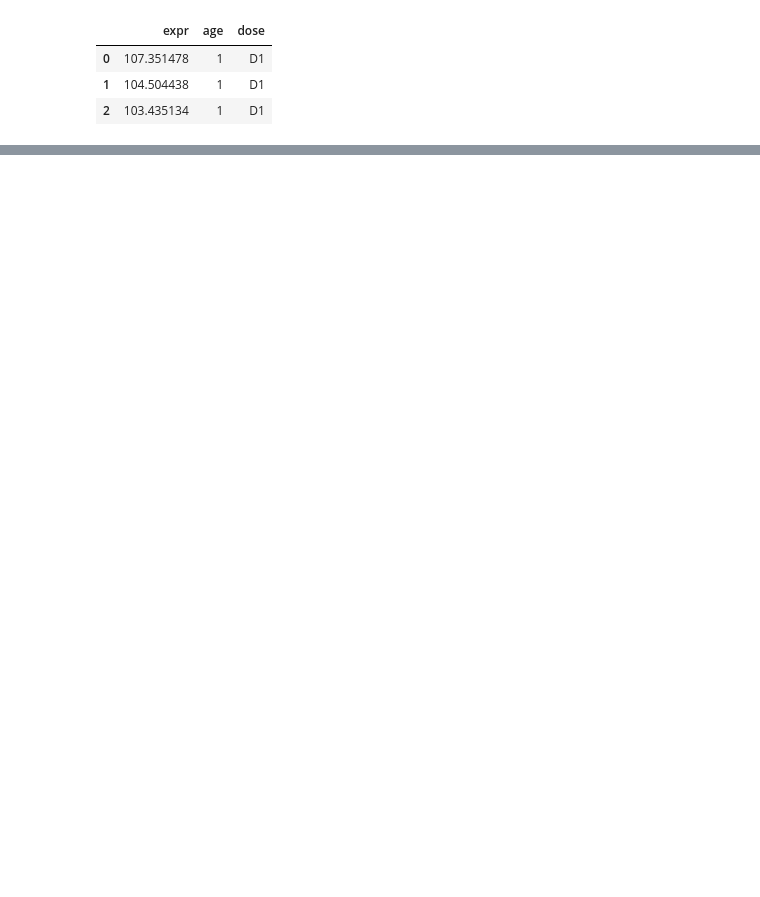
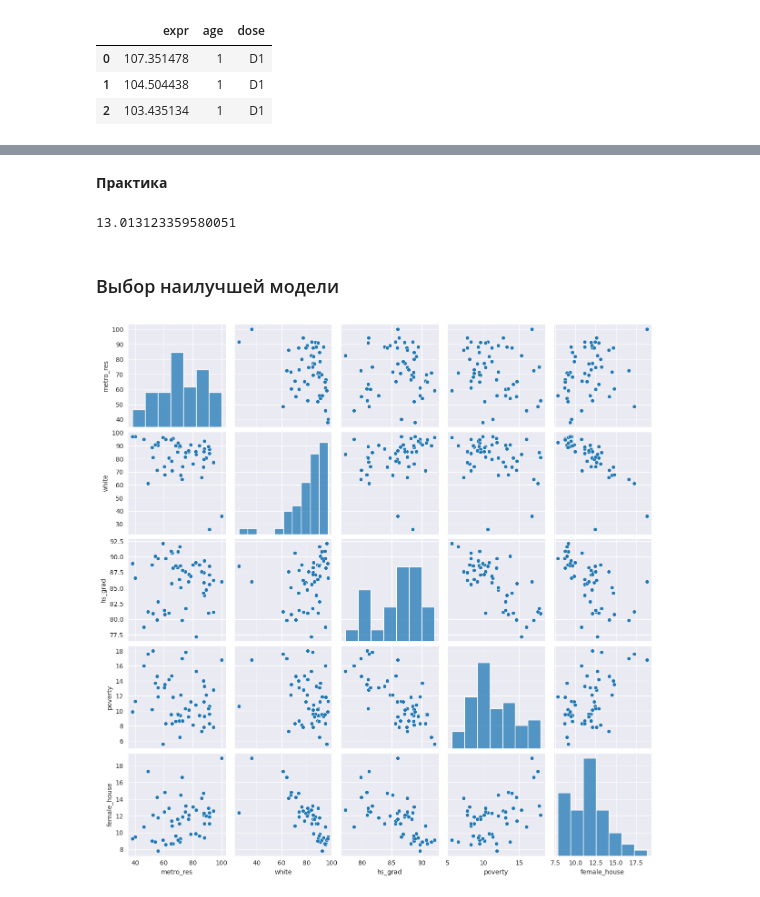
Before and after one commit to ThrallPraudmur/SF-Arsenal, a Jupyter notebook: Статистические тесты/Доверительный интервал и сравнение средних.ipynb, the cells around one changed output, grey strips where cells are left out. Drawn from its saved outputs; the diff is of its cells as text; code cells hidden in the pictures; blank space fills up the shorter version.

```diff
--- a/Статистические тесты/Доверительный интервал и сравнение средних.ipynb
+++ b/Статистические тесты/Доверительный интервал и сравнение средних.ipynb
@@ -235,0 +384,25 @@ plt.show()
+# %% [markdown]
+**Практика**
+# %%
+w_intercept = 7.68
+w_costs = 3.66
+w_promotion = 7.62
+w_books = 0.82
+
+costs = 10
+books = 8
+receipts = 150
+
+#receipts = 7.68 + costs*3.66 + promotion*7.62 + books*0.82
+promotion = (150 - 7.68 - 10*3.66 - 8*0.82) / 7.62
+promotion
+# %% [output]
+13.013123359580051
+# %% [markdown]
+### Выбор наилучшей модели
+# %%
+sns.pairplot(data = states_df)
+
+plt.show()
+# %% [output]
+[figure, added]
```
Also changed, not shown: parts of 42 cells of this notebook.
